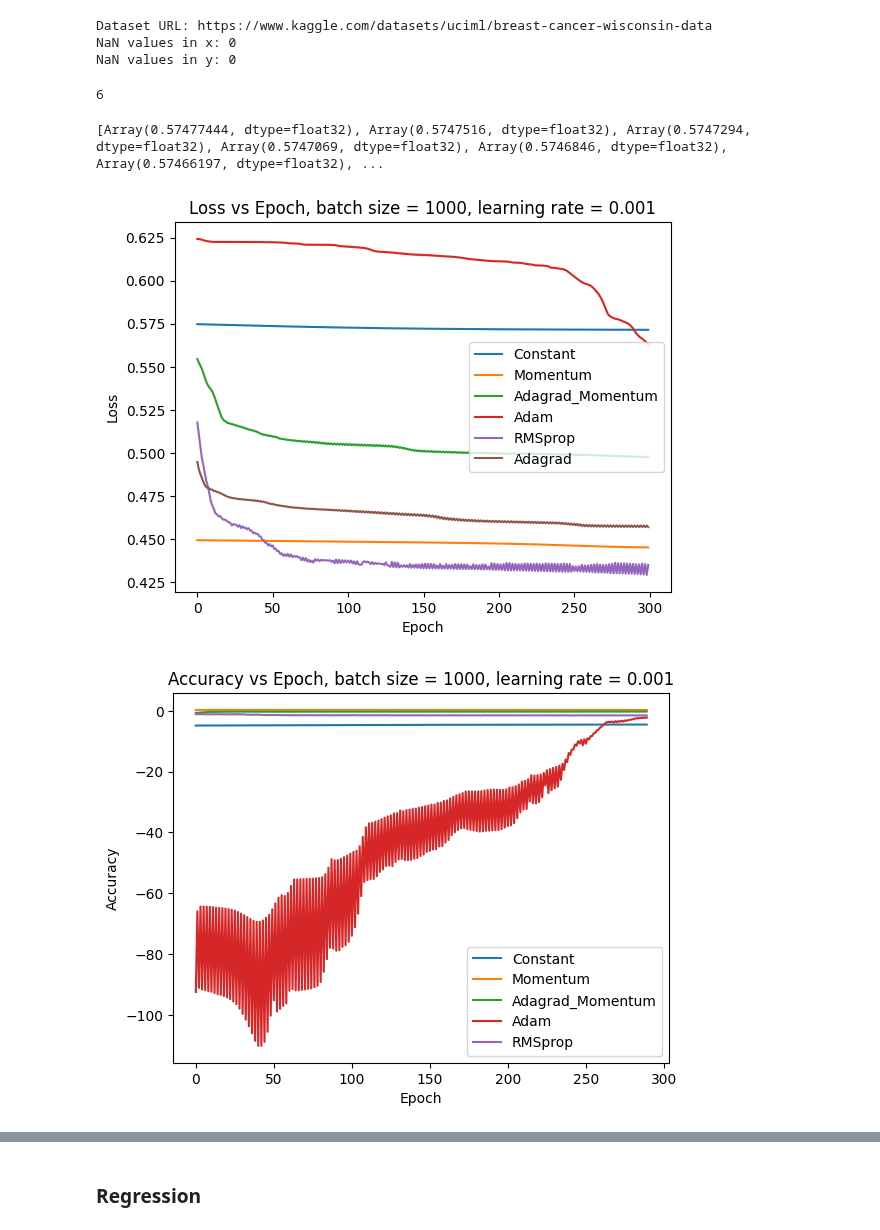
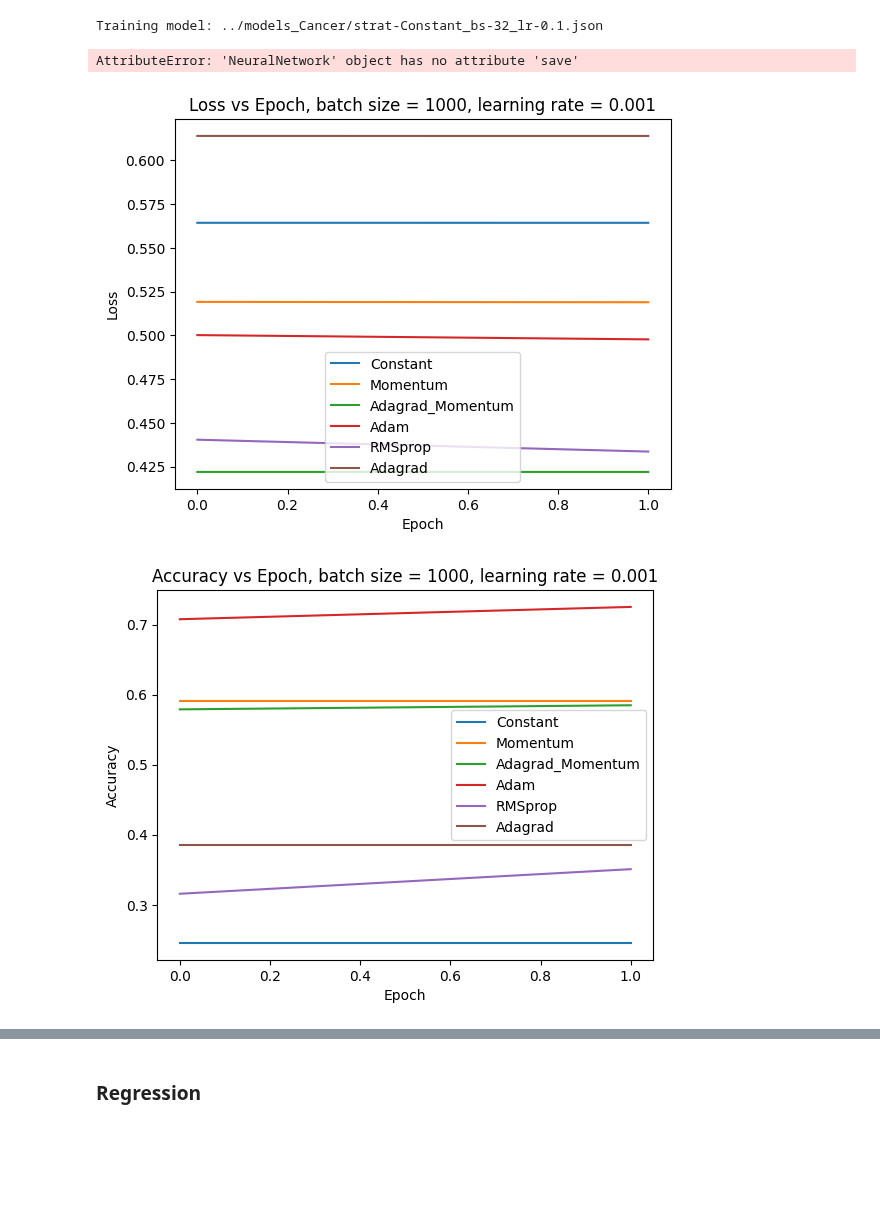
Before and after one commit to GauteJ1/FYS-STK-projects, a Jupyter notebook: project_2/src/NN.ipynb, the cells around one changed output, grey strips where cells are left out. Saved outputs shown, nothing was run; the diff lists cells and outputs as text; code cells hidden in the pictures; blank space fills up the shorter version.

```diff
--- a/project_2/src/NN.ipynb
+++ b/project_2/src/NN.ipynb
@@ -16,0 +26,3 @@ np.random.seed(4155) # FYS-STK4155
+# %%
+def create_filename(learning_strategy, batch_size, learning_rate):
+    return f"../models_Cancer/strat-{learning_strategy}_bs-{batch_size}_lr-{learning_rate}.json"
@@ -28,37 +44,46 @@ batch_size = 1000
-# %%
-data = CancerData()
-# check for nan values in data
-print("NaN values in x:", data.x.isna().sum().sum())
-print("NaN values in y:", data.y.isna().sum())
-inputs = np.array(data.x)
-targets = np.array(data.y)
-inputs = (inputs - np.mean(inputs, axis=0)) / np.std(inputs, axis=0)
-# %% [output]
-Dataset URL: https://www.kaggle.com/datasets/uciml/breast-cancer-wisconsin-data
-NaN values in x: 0
-NaN values in y: 0
+# %%
+learning_strats = ["Constant", "Momentum", "Adagrad_Momentum", "Adam", "RMSprop", "Adagrad"]
+epochs = 100
+learning_rates = [0.1, 0.01, 0.001, 0.0001]
+batch_sizes = [32, 64, 128, 256, 512, 1024]
+
+for learning_rate in learning_rates:
+    for batch_size in batch_sizes:
+        for learning_strat in learning_strats:
+
+            filename = create_filename(learning_strat, batch_size, learning_rate)
+            if os.path.exists(filename):
+                print(f"Model already exists: {filename}")
+                continue
+
+            print(f"Training model: {filename}")
+            model = NeuralNetwork(network_shape=network_shape, activation_funcs=activation_funcs, cost_func=cost_fun, type_of_network="classification", update_strategy=learning_strat)
+            model.train_network(inputs, targets, epochs=epochs, learning_rate=learning_rate, batch_size=batch_size)
+            model.save_network(filename)
+
+            print(f"Model saved: {filename}")
+# %% [output]
+Training model: ../models_Cancer/strat-Constant_bs-32_lr-0.1.json
+AttributeError: 'NeuralNetwork' object has no attribute 'save'
 # %%
-grad_methods = ["Constant", "Momentum","Adagrad_Momentum", "Adam", "RMSprop", "Adagrad"]
 losses = []
 accuracies = []
+losses_test = []
+accuracies_test = []
 
-for grad in tqdm(grad_methods):
-    model = NeuralNetwork(network_shape, activation_funcs, cost_fun, "regression", grad)
-    _, accuracy_list, loss_list, preds = model.train_network(inputs, targets, epochs=epochs, learning_rate=learning_rate, batch_size=batch_size, manuel_grads = False)
+for learning_strat in tqdm(learning_strats):
+    model = NeuralNetwork(network_shape, activation_funcs, cost_fun, "classification", learning_strat, manual_gradients=True)
+    _, accuracy_list, loss_list, accuracy_test, loss_test  = model.train_network(inputs, targets, epochs=epochs, learning_rate=learning_rate, batch_size=batch_size)
     losses.append(loss_list)
     accuracies.append(accuracy_list)
+    losses_test.append(loss_test)
+    accuracies_test.append(accuracy_test)
+    file_name = create_filename(learning_strat, batch_size, learning_rate)
+    model.save_network(file_name)
-# %%
-print(len(losses))
-# %% [output]
-6
-# %%
-print(losses[0])
-# %% [output]
-[Array(0.57477444, dtype=float32), Array(0.5747516, dtype=float32), Array(0.5747294, dtype=float32), Array(0.5747069, dtype=float32), Array(0.5746846, dtype=float32), Array(0.57466197, dtype=float32), ...
 # %%
 i = 0
 
-for method, loss_list in zip(grad_methods, losses):
+for method, loss_list in zip(learning_strats, losses_test):
     if i in [0, 1, 2,3,4,5]:
         plt.plot(loss_list, label=method)
         plt.xlabel("Epoch")
@@ -68,17 +93,17 @@ for method, loss_list in zip(grad_methods, losses):
     i += 1
 plt.show()
 # %% [output]
-[figure, old version]
+[figure, new version]
 # %%
 i = 0
-for method, accuracy_list in zip(grad_methods, accuracies):
-    if i in [0, 1,2, 3,4]:
-        plt.plot(accuracy_list[10:], label=method)
+for method, accuracy_list in zip(learning_strats, accuracies_test):
+    if i in [0, 1, 2,3,4,5]:
+        plt.plot(accuracy_list[:], label=method)
         plt.xlabel("Epoch")
         plt.ylabel("Accuracy")
         plt.title(f"Accuracy vs Epoch, batch size = {batch_size}, learning rate = {learning_rate}")
         plt.legend()
     i += 1
 plt.show()
 # %% [output]
-[figure, old version]
+[figure, new version]
```
Also changed, not shown: parts of 16 cells of this notebook, 5 other files.
